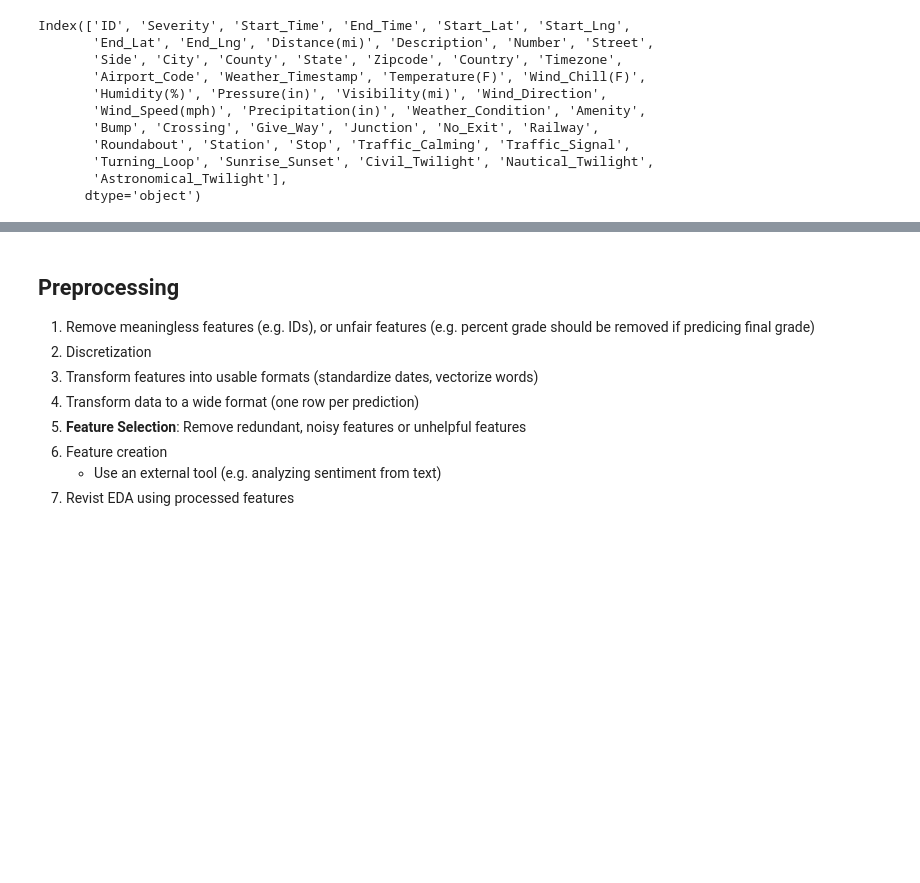
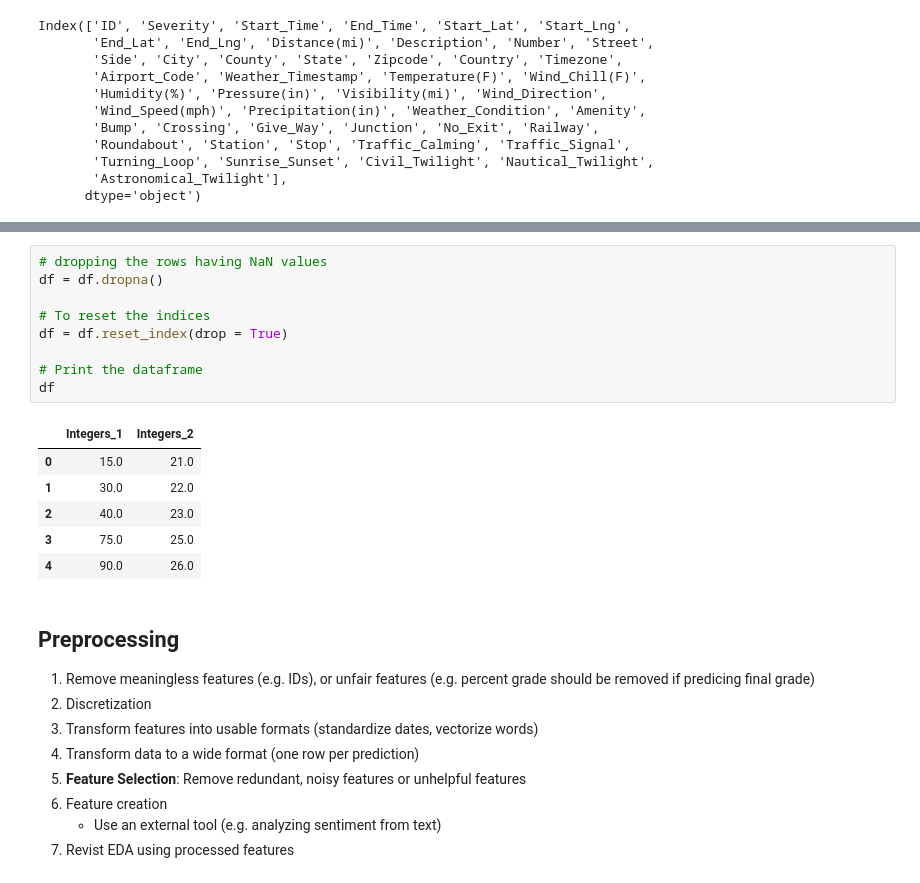
Before and after one commit to jackyhuynh/us_car_accident_analyst_using_python, a Jupyter notebook: src/script.ipynb, the cells around one changed output, grey strips where cells are left out. Cells and saved outputs as stored; diff of their text form; blank space fills up the shorter version.

```diff
--- a/src/script.ipynb
+++ b/src/script.ipynb
@@ -157,3 +189,19 @@ df.head()
+# %%
+# dropping the rows having NaN values
+df = df.dropna()
+
+# To reset the indices
+df = df.reset_index(drop = True)
+
+# Print the dataframe
+df
+# %% [output]
+|  | Integers_1 | Integers_2 |
+| 0 | 15.0 | 21.0 |
+| 1 | 30.0 | 22.0 |
+| 2 | 40.0 | 23.0 |
+| 3 | 75.0 | 25.0 |
+| 4 | 90.0 | 26.0 |
 # %% [markdown]
 ## Preprocessing
 
```
Also changed, not shown: parts of 12 cells of this notebook.
